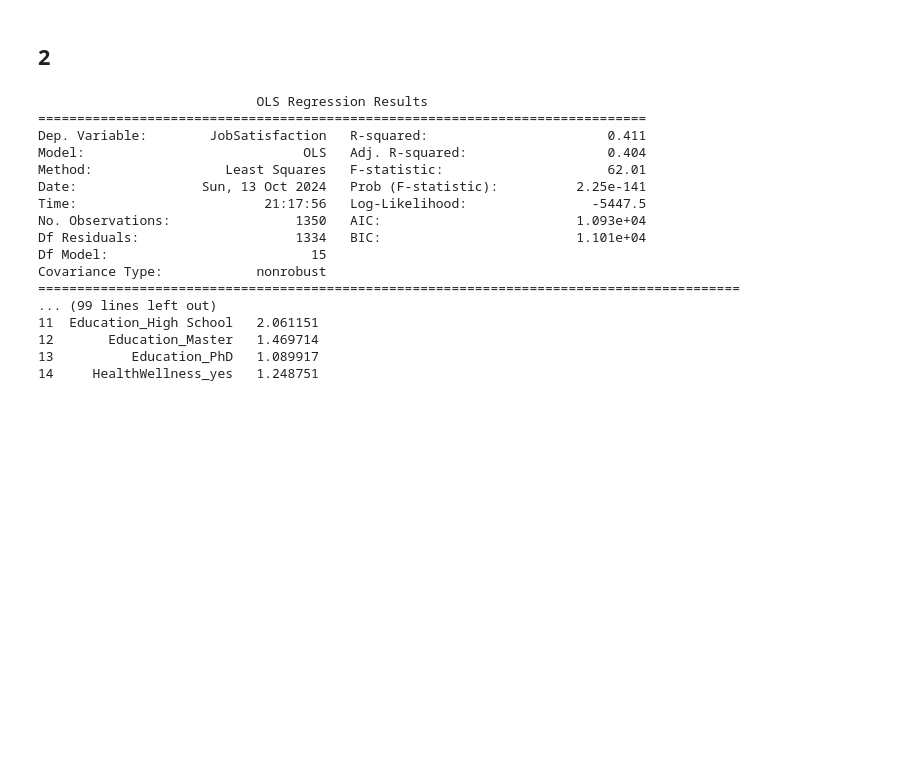
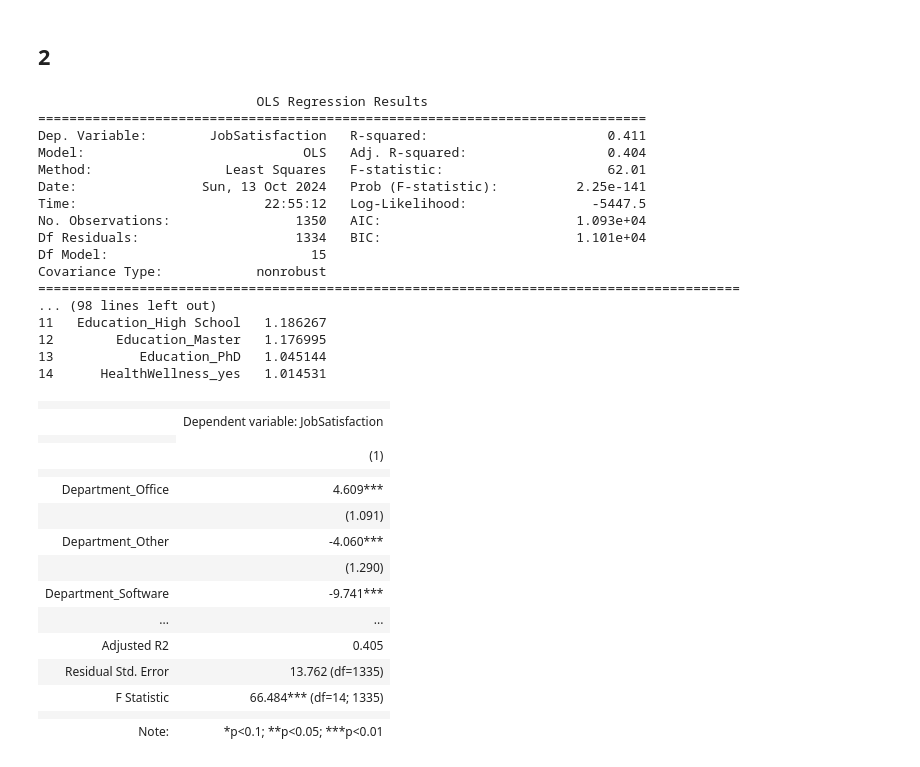
Before and after one commit to GitJvG/ModellingAssignment, a Jupyter notebook: Modelling.ipynb, the cells around one changed output. Cells and saved outputs as stored; diff of their text form; code cells hidden in the pictures; blank space fills up the shorter version.

```diff
--- a/Modelling.ipynb
+++ b/Modelling.ipynb
@@ -35,50 +44,63 @@ df = pd.get_dummies(df, columns=['Department', 'Education', 'HealthWellness'], d
 # 2.1 dummies and regression model
 x = df.drop('JobSatisfaction', axis=1)
 x = sm.add_constant(x)
 y = df['JobSatisfaction']
 
 model = sm.OLS(y, x).fit()
 print(model.summary())
 
 # 2.2 VIF check
-VIF_data = pd.DataFrame()
-VIF_data['Var'] = x.columns
-VIF_data['VIF'] = [vif(x, i)
-                   for i in range(len(x.columns))]
-print(VIF_data)
+VIF_check(x)
 
 """p1: ManagementSatisfaction and PerformanceRating have a VIF of about 25.039881 (makes sense)
 ManagementSatisfaction has a greater coeficient and a lower p-value.
-Thus I'm excluding PerformanceRating
+Besides, a score from the employee itself probably better reflects job satisfaction."""
 
-p2: This didn't solve it at the second VIF check so now i'm removing both"""
-
-x = df.drop('PerformanceRating, ManagementSatisfaction', axis=1)
+x = x.drop(['PerformanceRating'], axis=1)
 
 model = sm.OLS(y, x).fit()
 print(model.summary())
+
 # Second VIF check, just to be sure.
+VIF_check(x)
 
-VIF_data = pd.DataFrame()
-VIF_data['Var'] = x.columns
-VIF_data['VIF'] = [vif(x, i)
-                   for i in range(len(x.columns))]
-print(VIF_data)
+# 2.3 APA formatting
+from stargazer.stargazer import Stargazer as sg
+from IPython.core.display import HTML
+
+table = sg([model])
+HTML(table.render_html())
 # %% [output]
                             OLS Regression Results
 ==============================================================================
 Dep. Variable:        JobSatisfaction   R-squared:                       0.411
 Model:                            OLS   Adj. R-squared:                  0.404
 Method:                 Least Squares   F-statistic:                     62.01
 Date:                Sun, 13 Oct 2024   Prob (F-statistic):          2.25e-141
-Time:                        21:17:56   Log-Likelihood:                -5447.5
+Time:                        22:55:12   Log-Likelihood:                -5447.5
 No. Observations:                1350   AIC:                         1.093e+04
 Df Residuals:                    1334   BIC:                         1.101e+04
 Df Model:                          15
 Covariance Type:            nonrobust
 ==========================================================================================
-... (99 lines left out)
-11  Education_High School   2.061151
-12       Education_Master   1.469714
-13          Education_PhD   1.089917
-14     HealthWellness_yes   1.248751
+... (98 lines left out)
+11   Education_High School   1.186267
+12        Education_Master   1.176995
+13           Education_PhD   1.045144
+14      HealthWellness_yes   1.014531
+|  |  |
+|  | Dependent variable: JobSatisfaction |
+|  |
+|  | (1) |
+|  |  |
+| Department_Office | 4.609*** |
+|  | (1.091) |
+| Department_Other | -4.060*** |
+|  | (1.290) |
+| Department_Software | -9.741*** |
+| ... | ... |
+| Adjusted R2 | 0.405 |
+| Residual Std. Error | 13.762 (df=1335) |
+| F Statistic | 66.484*** (df=14; 1335) |
+|  |  |
+| Note: | *p<0.1; **p<0.05; ***p<0.01 |
```
Also changed, not shown: parts of 7 cells of this notebook, 1 other file.
